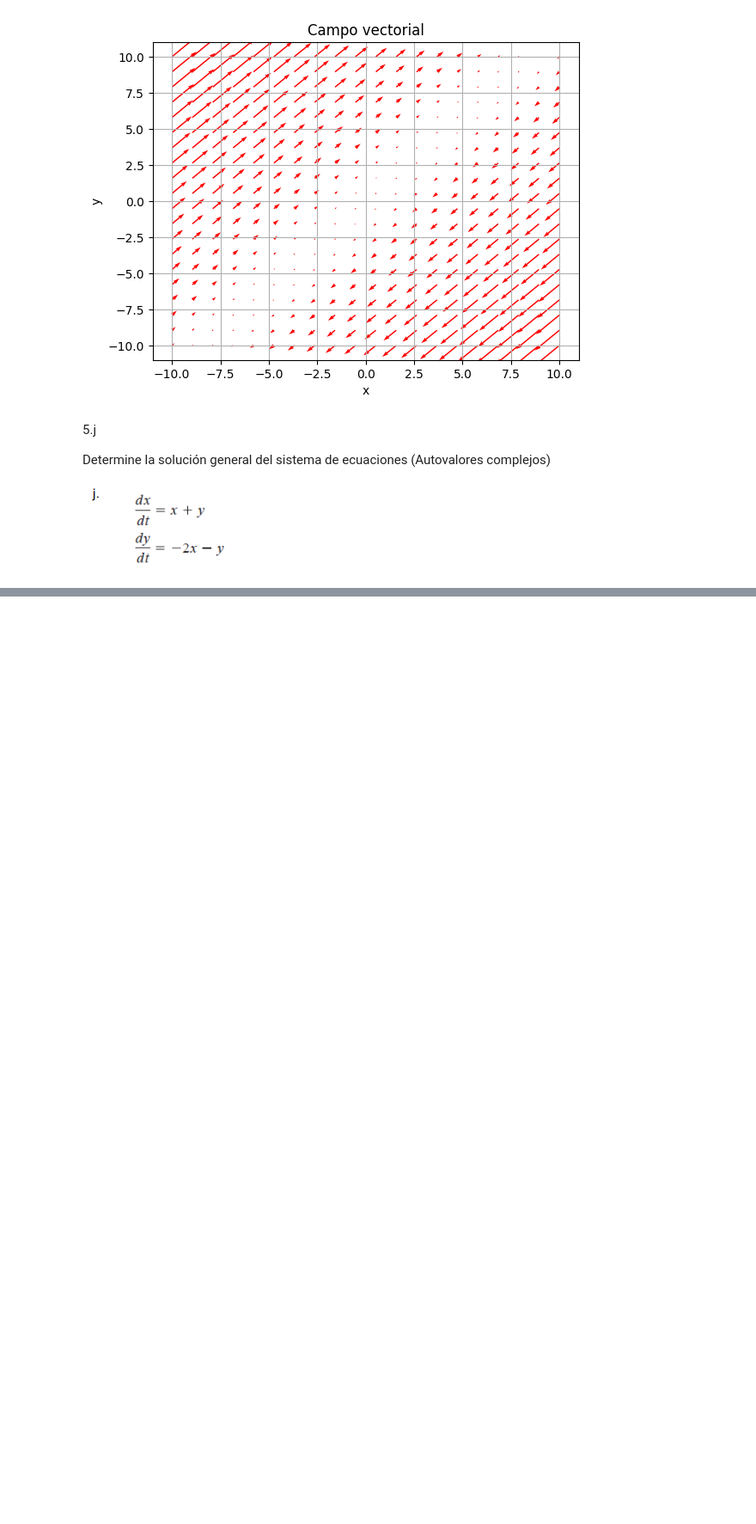
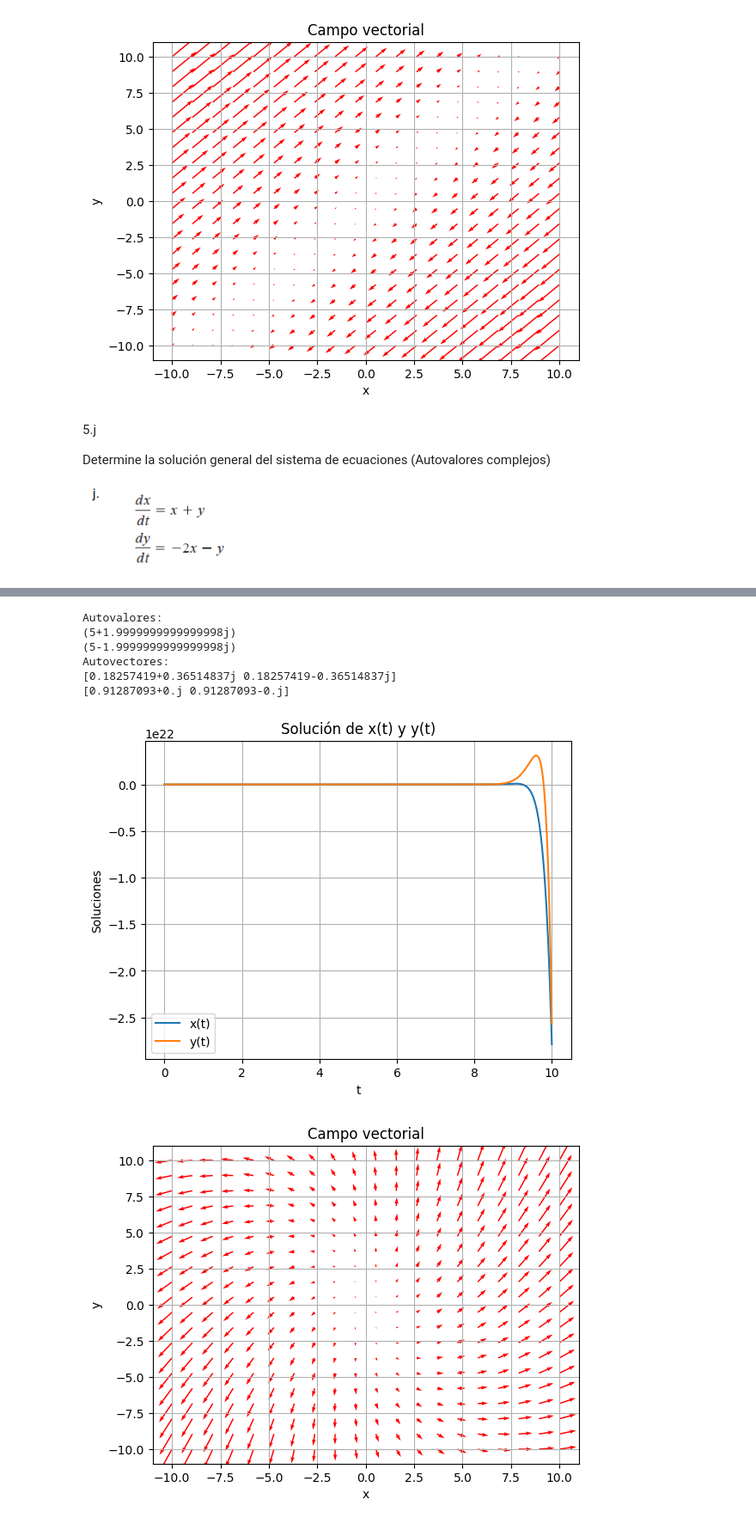
Before and after one commit to lucaskalchichen/TPI-Sistemas-de-Ecuaciones-Diferenciales-y-Estabilidad, a Jupyter notebook: tpi-practica.ipynb, the cells around one changed output, grey strips where cells are left out. Shown at 86% size. Cells and saved outputs as stored; diff of their text form; code cells hidden in the pictures; blank space fills up the shorter version.

```diff
--- a/tpi-practica.ipynb
+++ b/tpi-practica.ipynb
@@ -174 +245,66 @@ Resuelva los siguientes problemas de valores iniciales
 ![image.png](attachment:image.png)
+# %%
+import numpy as np
+import matplotlib.pyplot as plt
+from scipy.integrate import odeint
+
+# Matriz del sistema
+A = np.array([[6, -1],
+              [5, 4]])
+
+# Autovalores y autovectores
+eigvals, eigvecs = np.linalg.eig(A)
+
+print("Autovalores:")
+for i in eigvals:
+    print(i)
+print("Autovectores:")
+for i in eigvecs:
+    print(i)
+
+# Definir el sistema de ecuaciones diferenciales
+def sistema(X, t):
+    x, y = X
+    dxdt = 6*x + -1*y
+    dydt = 5*x + 4*y
+    return [dxdt, dydt]
+
+# Valores iniciales
+X0 = [-2, 8]
+
+# Intervalo de tiempo
+t = np.linspace(0, 10, 400)
+
+# Resolver el sistema de ecuaciones diferenciales
+sol = odeint(sistema, X0, t)
+
+# Graficar las soluciones
+plt.plot(t, sol[:, 0], label='x(t)')
+plt.plot(t, sol[:, 1], label='y(t)')
+plt.title('Solución de x(t) y y(t)')
+plt.xlabel('t')
+plt.ylabel('Soluciones')
+plt.legend()
+plt.grid(True)
+plt.show()
+
+# Campo vectorial
+Y, X = np.mgrid[-10:10:20j, -10:10:20j]
+U = 6*X + -1*Y
+V = 5*X + 4*Y
+
+plt.quiver(X, Y, U, V, color='r')
+plt.title('Campo vectorial')
+plt.xlabel('x')
+plt.ylabel('y')
+plt.grid(True)
+plt.show()
+# %% [output]
+Autovalores:
+(5+1.9999999999999998j)
+(5-1.9999999999999998j)
+Autovectores:
+[0.18257419+0.36514837j 0.18257419-0.36514837j]
+[0.91287093+0.j 0.91287093-0.j]
+[figure, added]
+[figure, added]
```
Also changed, not shown: parts of 9 cells of this notebook.
